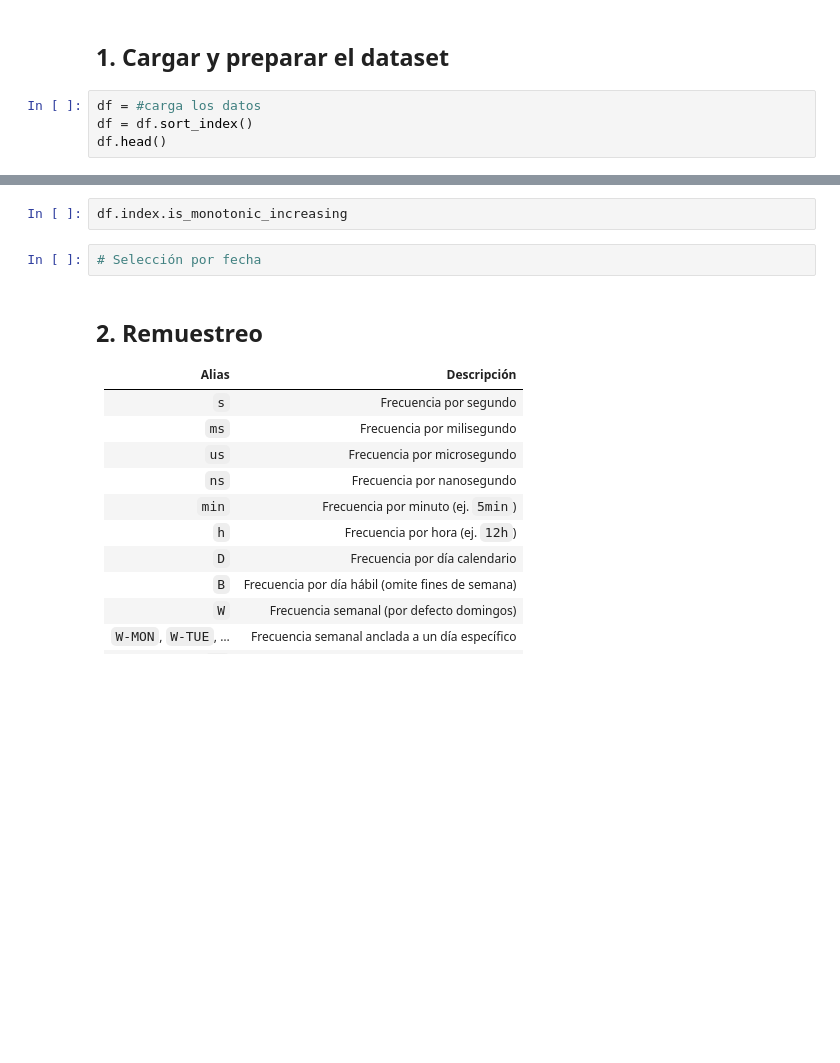
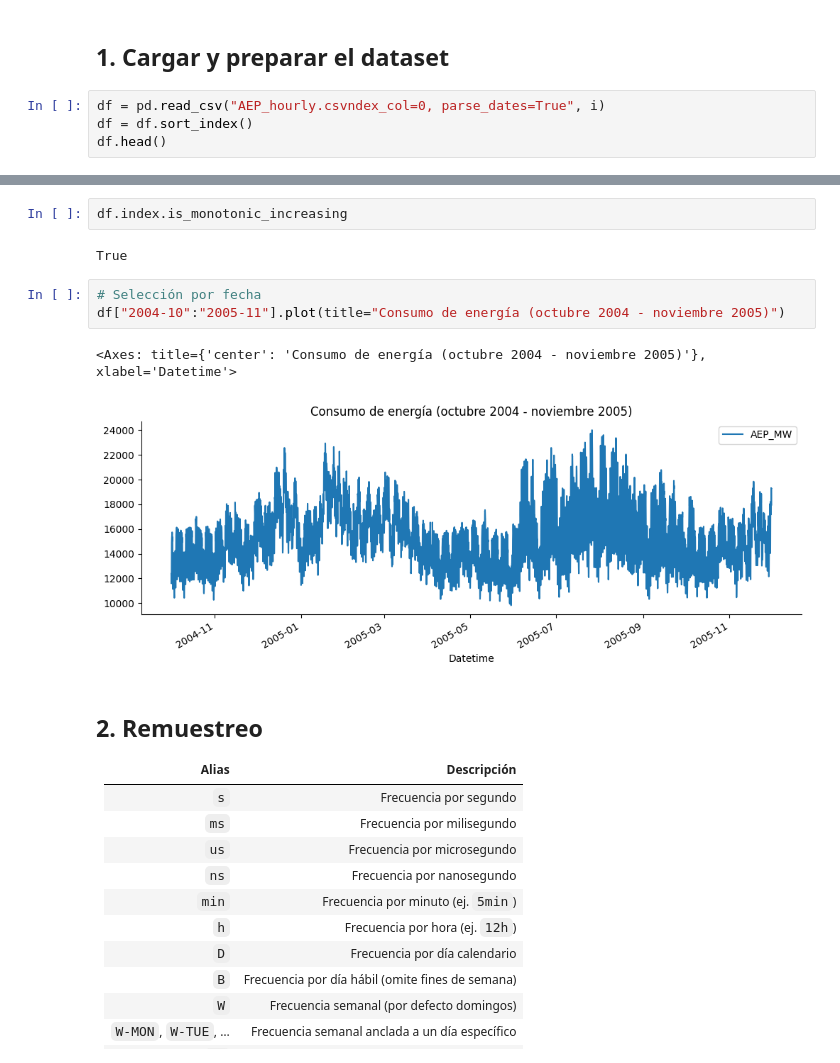
Before and after one commit to CatherineCabreraTT24/S16-SeriesTemporales, a Jupyter notebook: Webinar_1/01_fundamentos_student_version.ipynb, the cells around one changed output, grey strips where cells are left out. Cells and saved outputs as stored; diff of their text form; blank space fills up the shorter version.

```diff
--- a/Webinar_1/01_fundamentos_student_version.ipynb
+++ b/Webinar_1/01_fundamentos_student_version.ipynb
@@ -13,6 +13,6 @@ plt.rcParams["axes.spines.right"] = False
 # %% [markdown]
 ## 1. Cargar y preparar el dataset
 # %%
-df = #carga los datos
+df = pd.read_csv("AEP_hourly.csvndex_col=0, parse_dates=True", i)
 df = df.sort_index()
 df.head()
@@ -19,7 +27,13 @@ df.head()
 # %%
 df.index.is_monotonic_increasing
+# %% [output]
+True
-# %%
-# Selección por fecha
+# %%
+# Selección por fecha
+df["2004-10":"2005-11"].plot(title="Consumo de energía (octubre 2004 - noviembre 2005)")
+# %% [output]
+<Axes: title={'center': 'Consumo de energía (octubre 2004 - noviembre 2005)'}, xlabel='Datetime'>
+[figure, added]
 # %% [markdown]
 ## 2. Remuestreo
 
```
Also changed, not shown: parts of 8 cells of this notebook, 4 other files.
